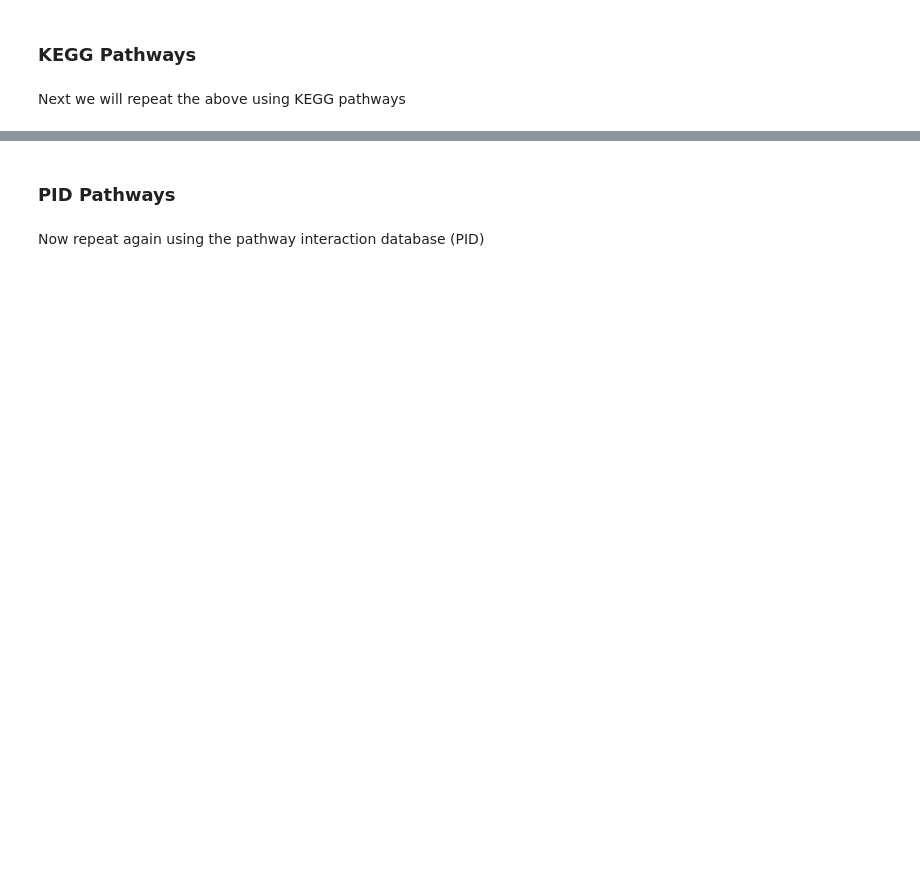
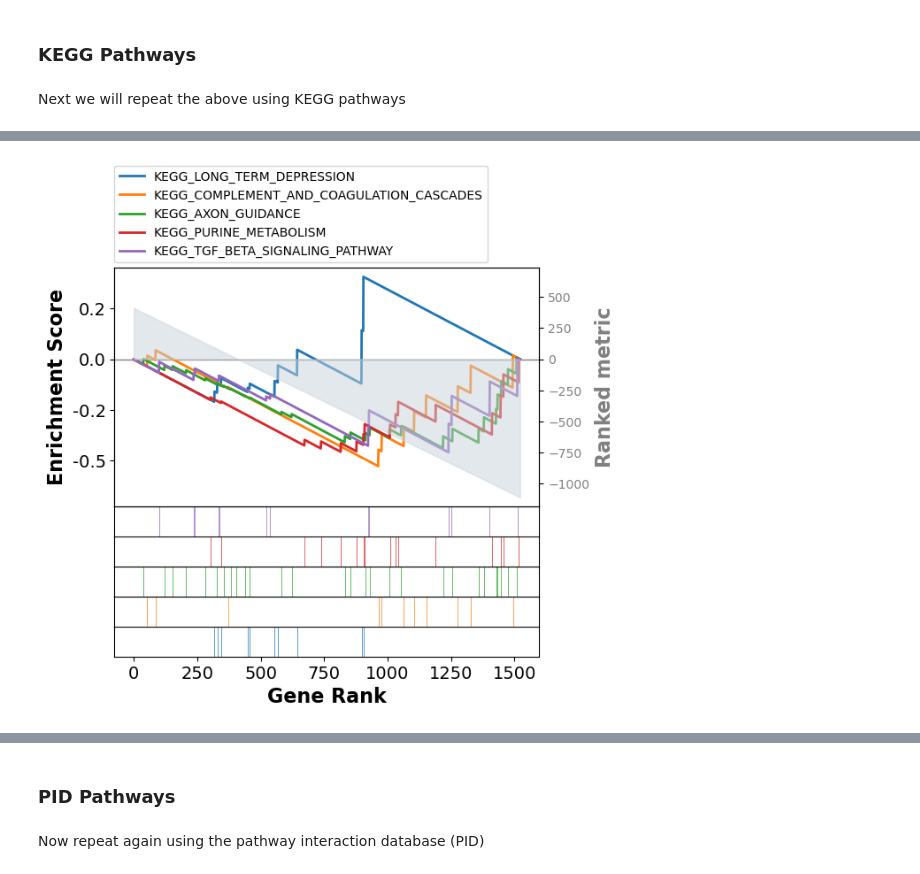
Before and after one commit to laurenflynn/czi_integration, a Jupyter notebook: src/09_gsea.ipynb, the cells around one changed output, grey strips where cells are left out. Cells and saved outputs as stored; diff of their text form; code cells hidden in the pictures; blank space fills up the shorter version.

```diff
--- a/src/09_gsea.ipynb
+++ b/src/09_gsea.ipynb
@@ -394,10 +396,13 @@ pre_res.res2d.head(5)
 # %%
 # Swoosh plot of enrichment scores
+terms = pre_res.res2d.Term
 axs = pre_res.plot(terms=terms[0:5],
                    #legend_kws={'loc': (1.2, 0)}, # set the legend loc
                    show_ranking=True, # whether to show the second yaxis
                    figsize=(3,4)
                   )
+# %% [output]
+[figure, added]
 # %%
 # Dot plot
 ax = dotplot(pre_res.res2d,
```
Also changed, not shown: parts of 45 cells of this notebook.
